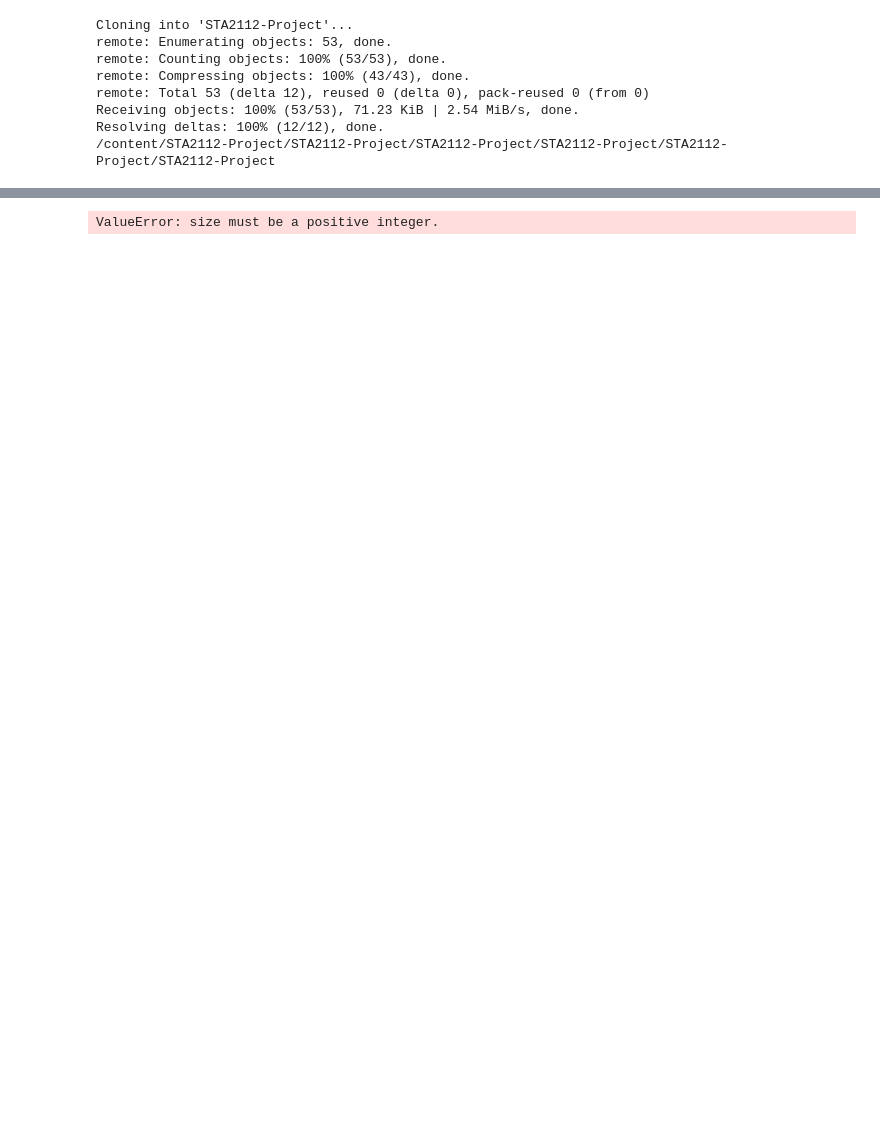
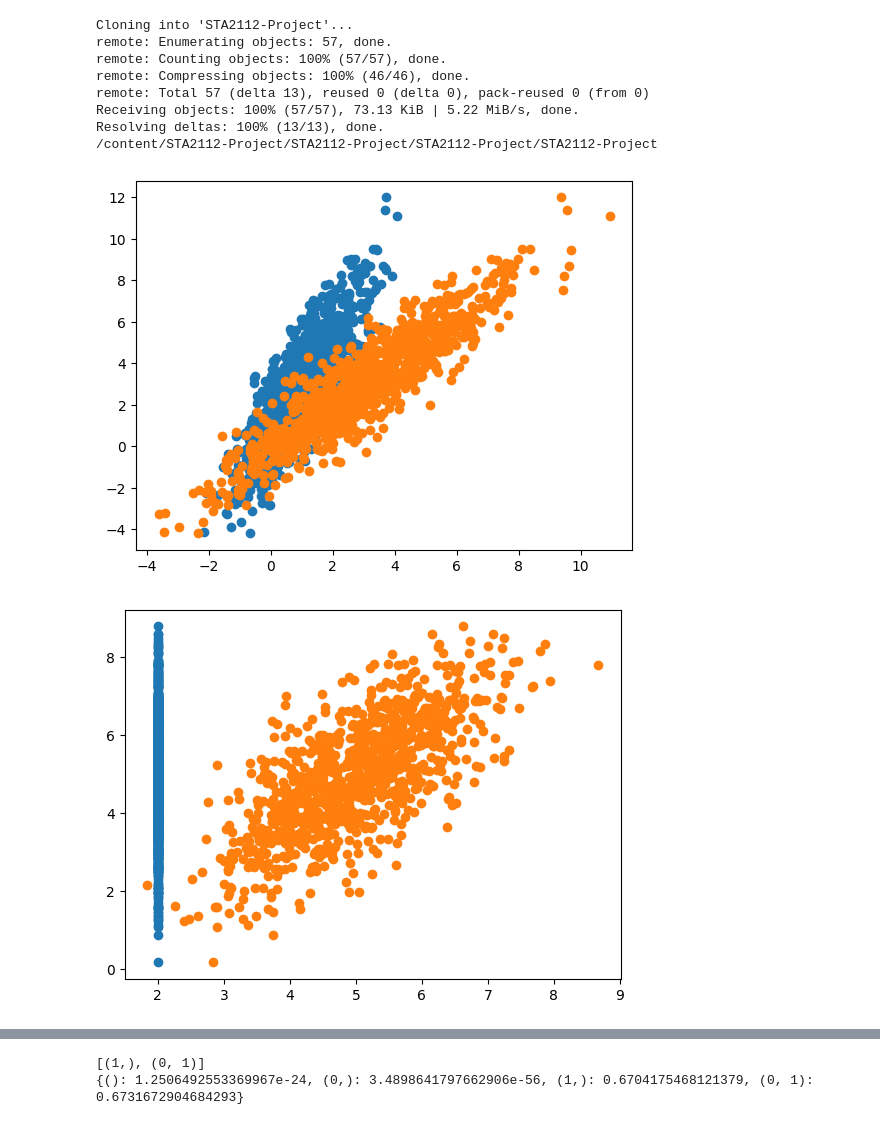
Before and after one commit to charliemzliu/STA2112-Project, a Jupyter notebook: notebooks/Main.ipynb, the cells around one changed output, grey strips where cells are left out. Cells and saved outputs as stored; diff of their text form; code cells hidden in the pictures; blank space fills up the shorter version.

```diff
--- a/notebooks/Main.ipynb
+++ b/notebooks/Main.ipynb
@@ -3,42 +3,60 @@
 # %%
 import numpy as np
 import matplotlib.pyplot as plt
+import importlib
 
 !git clone https://github.com/charliemzliu/STA2112-Project.git
 %cd STA2112-Project
-from src.InterventionData import InterventionData
-from src.SEM_Simulation import Linear_Gussian_SEM, Linear_Gussian_DO
+import src.InterventionData as intervention
+import src.SEM_Simulation as sem
+import src.hypothesis_tests as hypo
+
+importlib.reload(intervention)
+importlib.reload(sem)
+importlib.reload(hypo)
+
+InterventionData = intervention.InterventionData
+Linear_Gussian_SEM = sem.Linear_Gussian_SEM
+Linear_Gussian_DO = sem.Linear_Gussian_DO
+ICP = hypo.invariant_prediction
 # %% [output]
 Cloning into 'STA2112-Project'...
-remote: Enumerating objects: 53, done.
-remote: Counting objects: 100% (53/53), done.
-remote: Compressing objects: 100% (43/43), done.
-remote: Total 53 (delta 12), reused 0 (delta 0), pack-reused 0 (from 0)
-Receiving objects: 100% (53/53), 71.23 KiB | 2.54 MiB/s, done.
-Resolving deltas: 100% (12/12), done.
-/content/STA2112-Project/STA2112-Project/STA2112-Project/STA2112-Project/STA2112-Project/STA2112-Project
+remote: Enumerating objects: 57, done.
+remote: Counting objects: 100% (57/57), done.
+remote: Compressing objects: 100% (46/46), done.
+remote: Total 57 (delta 13), reused 0 (delta 0), pack-reused 0 (from 0)
+Receiving objects: 100% (57/57), 73.13 KiB | 5.22 MiB/s, done.
+Resolving deltas: 100% (13/13), done.
+/content/STA2112-Project/STA2112-Project/STA2112-Project/STA2112-Project
 # %%
 #Simple examples with 2 predictors(p=2+1=3)
 #Chain: X1 -> X2 -> Y
 Chain_coef = np.array([[0,0,0],
                       [2,0,0],
                       [0,1,0]])
 Intervention = [([0],[2]),([1],[2])]
 Mean = (1,1,0)
 Variance = (1,1,1)
 
-Chain3_Data = Linear_Gussian_DO(size=[100,100,100],p=3,Coeff=Chain_coef,mean=Mean,Variance=Variance,target=2,intervention=Intervention)
+Chain3_Data = Linear_Gussian_DO(size=[1000,1000,1000],p=3,Coeff=Chain_coef,mean=Mean,Variance=Variance,target=2,intervention=Intervention)
 
 plt.scatter(Chain3_Data.X[Chain3_Data.environments == 1,0],Chain3_Data.Y[Chain3_Data.environments == 1])
 plt.scatter(Chain3_Data.X[Chain3_Data.environments == 1,1],Chain3_Data.Y[Chain3_Data.environments == 1])
 plt.show()
 
 
 plt.scatter(Chain3_Data.X[Chain3_Data.environments == 2,0],Chain3_Data.Y[Chain3_Data.environments == 2])
 plt.scatter(Chain3_Data.X[Chain3_Data.environments == 2,1],Chain3_Data.Y[Chain3_Data.environments == 2])
 plt.show()
 
 plt.scatter(Chain3_Data.X[Chain3_Data.environments == 3,0],Chain3_Data.Y[Chain3_Data.environments == 3])
 plt.scatter(Chain3_Data.X[Chain3_Data.environments == 3,1],Chain3_Data.Y[Chain3_Data.environments == 3])
 plt.show()
+
+Chain3_test1 = ICP(data=Chain3_Data,method="I",alpha=0.05,max_size=None,compute_ci=False)
+print(Chain3_test1.accepted_sets)
+print(Chain3_test1.pvalues)
+print(Chain3_test1.selected)
 # %% [output]
+[figure, added]
+[figure, added]
@@ -45 +64,2 @@ plt.show()
-ValueError: size must be a positive integer.
+[(1,), (0, 1)]
+{(): 1.2506492553369967e-24, (0,): 3.4898641797662906e-56, (1,): 0.6704175468121379, (0, 1): 0.6731672904684293}
```
Also changed, not shown: parts of 1 cell of this notebook.
